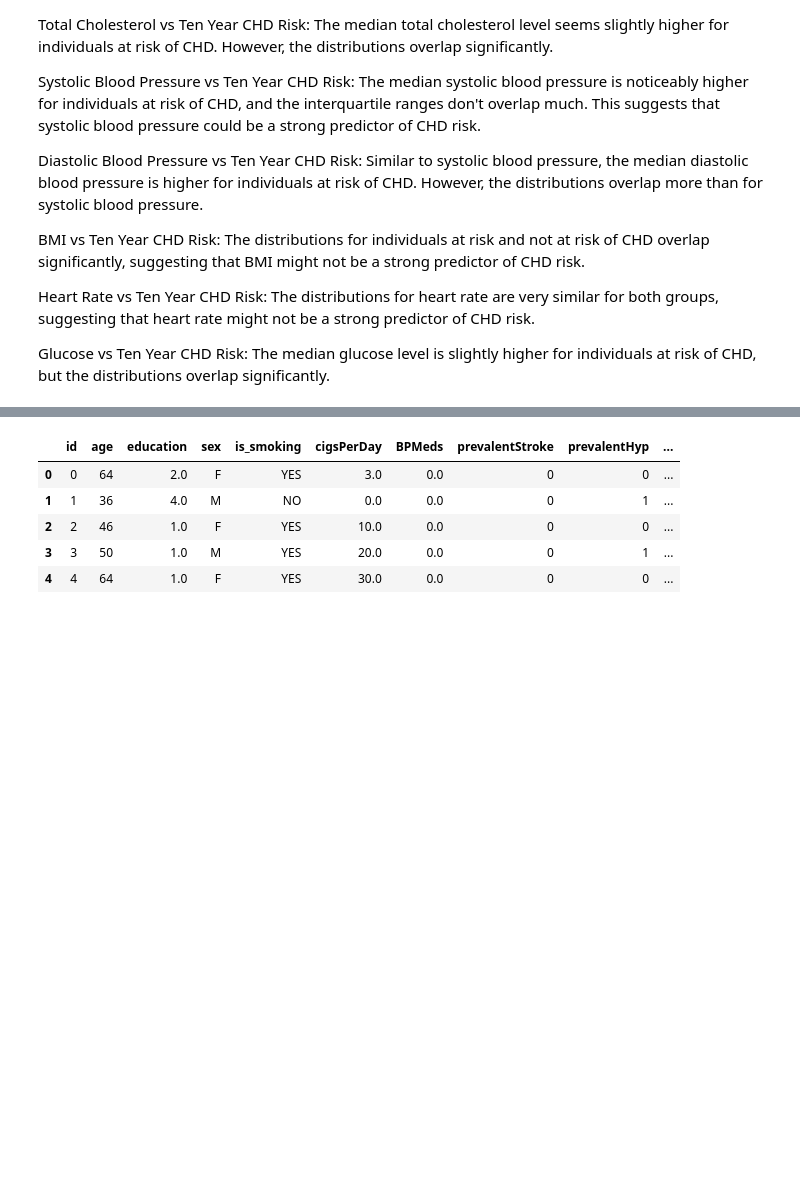
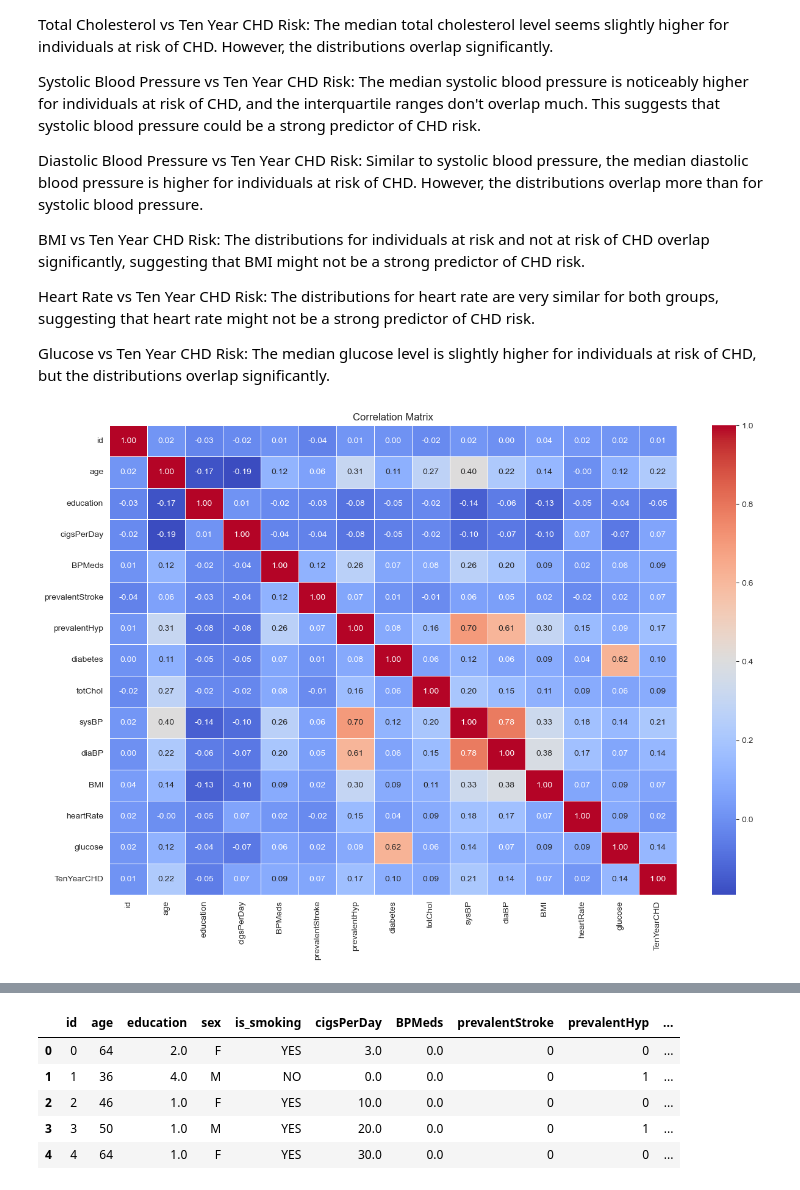
Before and after one commit to sudhir-singh94/Classification_Cardiovascular_Risk, a Jupyter notebook: Classification_Cardiovascular_Risk.ipynb, the cells around one changed output, grey strips where cells are left out. Cells and saved outputs as stored; diff of their text form; code cells hidden in the pictures; blank space fills up the shorter version.

```diff
--- a/Classification_Cardiovascular_Risk.ipynb
+++ b/Classification_Cardiovascular_Risk.ipynb
@@ -355,9 +386,11 @@ Heart Rate vs Ten Year CHD Risk: The distributions for heart rate are very simil
 Glucose vs Ten Year CHD Risk: The median glucose level is slightly higher for individuals at risk of CHD, but the distributions overlap significantly.
 # %%
 # Correlation Matrix
-corr_matrix = df_wrangled.corr()
+corr_matrix = df.corr()
 
 plt.figure(figsize=(15, 10))
 sns.heatmap(corr_matrix, annot=True, cmap='coolwarm', fmt=".2f", linewidths=0.5)
 plt.title('Correlation Matrix')
 plt.show()
+# %% [output]
+[figure, added]
```
Also changed, not shown: parts of 55 cells of this notebook.
